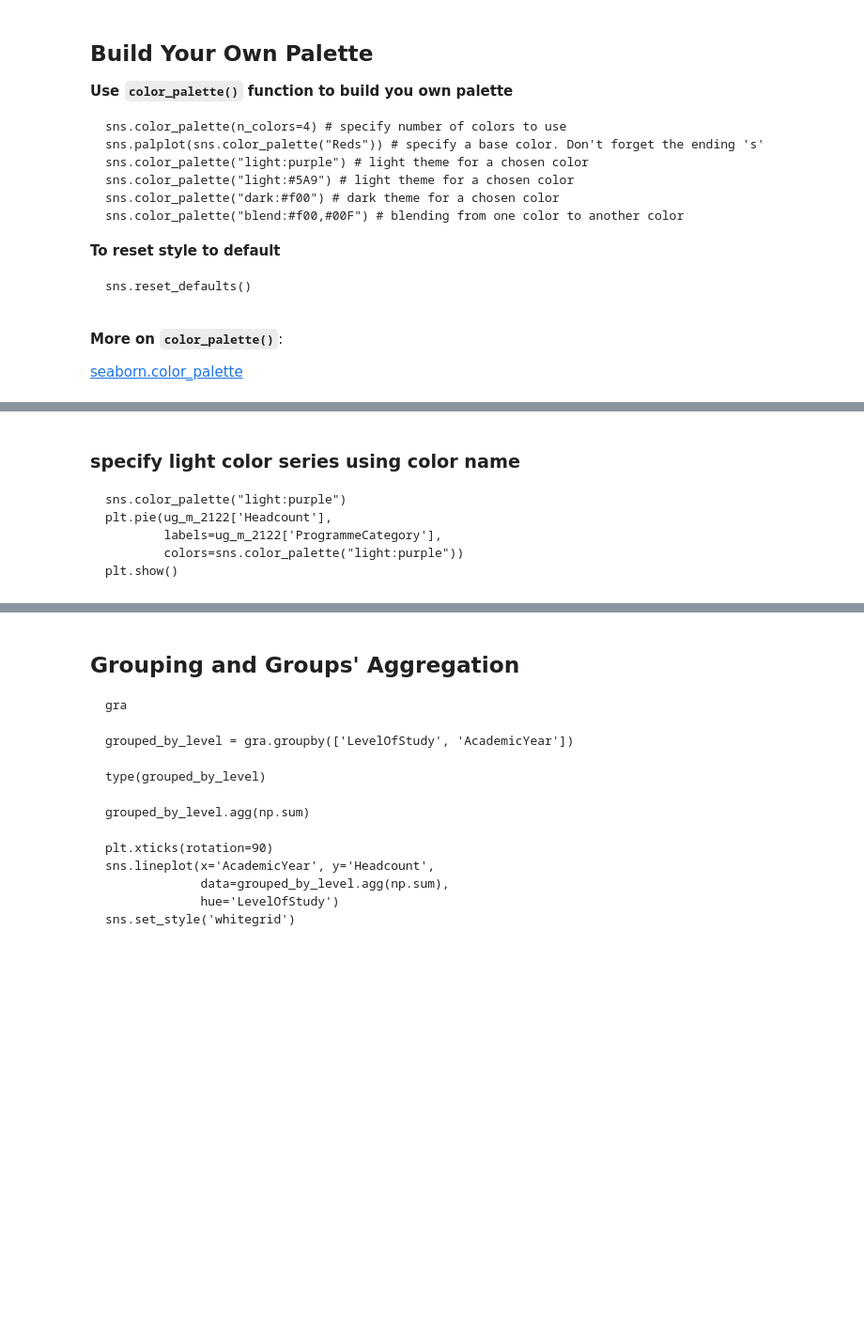
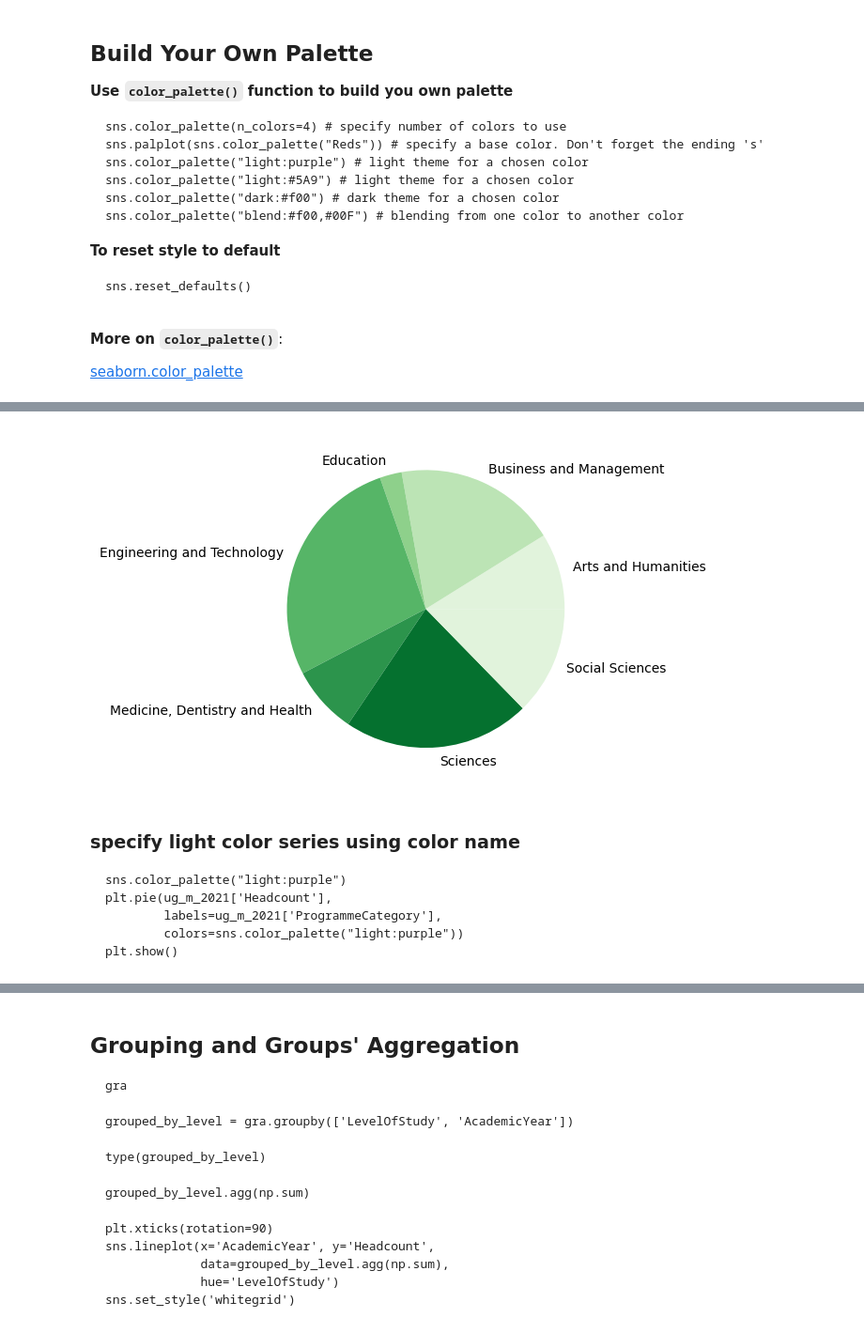
Before and after one commit to ngsanluk/PythonInter, a Jupyter notebook: Day2.ipynb, the cells around one changed output, grey strips where cells are left out. Shown at 94% size. Saved outputs shown, nothing was run; the diff lists cells and outputs as text; code cells hidden in the pictures; blank space fills up the shorter version.

````diff
--- a/Day2.ipynb
+++ b/Day2.ipynb
@@ -564,17 +864,19 @@ plt.show()
 ```
 # %%
 sns.color_palette("Greens")
-plt.pie(ug_m_2122['Headcount'],
-        labels=ug_m_2122['ProgrammeCategory'],
+plt.pie(ug_m_2021['Headcount'],
+        labels=ug_m_2021['ProgrammeCategory'],
         colors=sns.color_palette("Greens"))
 plt.show()
+# %% [output]
+[figure, added]
 # %% [markdown]
 ### specify light color series using color name
 
 ```
 sns.color_palette("light:purple")
-plt.pie(ug_m_2122['Headcount'],
-        labels=ug_m_2122['ProgrammeCategory'],
+plt.pie(ug_m_2021['Headcount'],
+        labels=ug_m_2021['ProgrammeCategory'],
         colors=sns.color_palette("light:purple"))
 plt.show()
 ```
````
Also changed, not shown: parts of 149 cells of this notebook, 1 other file.
